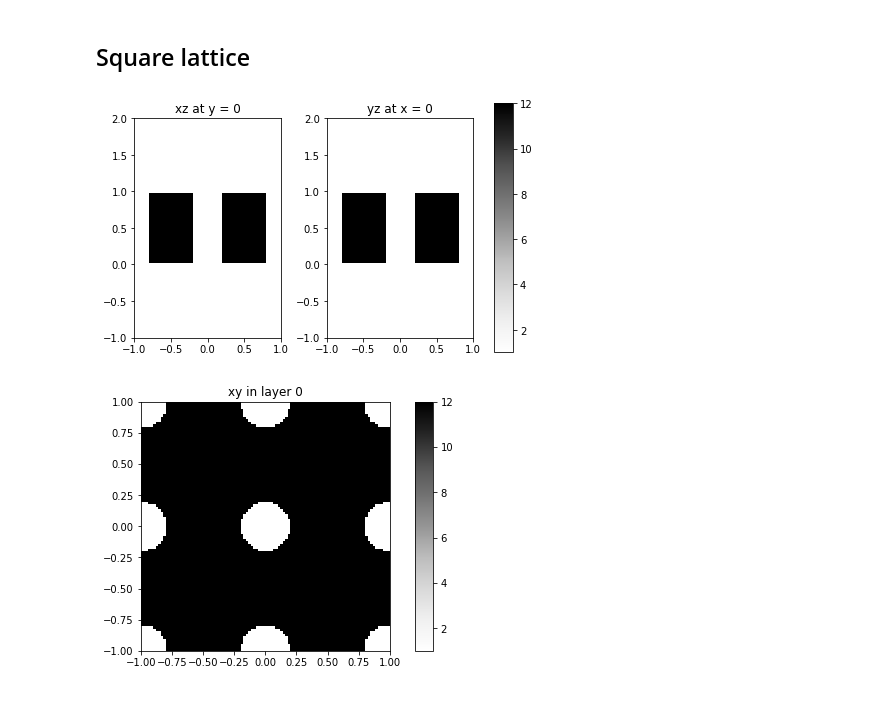
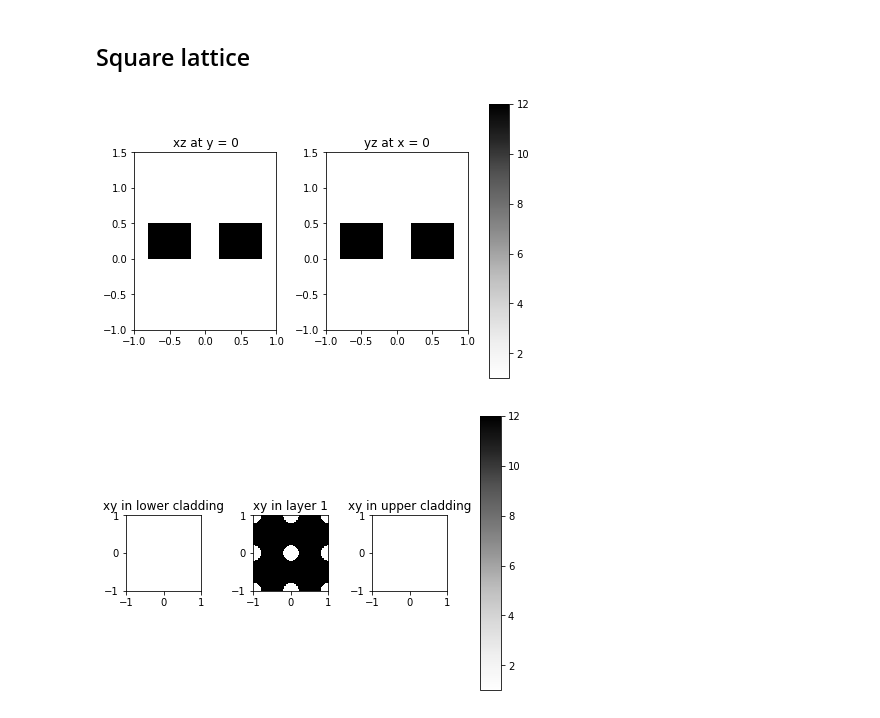
Before and after one commit to fancompute/legume, a Jupyter notebook: Notebooks/test_gme.ipynb, the cells around one changed output. Drawn from its saved outputs; the diff is of its cells as text; code cells hidden in the pictures.

```diff
--- a/Notebooks/test_gme.ipynb
+++ b/Notebooks/test_gme.ipynb
@@ -13,16 +28,16 @@ from core.gme import GuidedModeExp
 ## Square lattice
 # %%
 # Initialize a lattice
-lattice = core.Lattice('square')
+lattice = Lattice('square')
 # Initialize a PhC (by default with eps = 1 in upper and lower cladding, we set upper one to 5)
-phc = core.PhotCryst(lattice)
+phc = PhotCryst(lattice)
 # Add a layer to the PhC with thickness 1 and background permittivity 10
-phc.add_layer(d=1, eps_b=12)
+phc.add_layer(d=0.5, eps_b=12.)
 # Add a shape to this layer
-# phc.add_shape('circle', {'x': 0, 'y': 0.4, 'r': 0.3, 'eps': 1}, layer_ind=0)
-phc.add_shape('circle', {'x': 0, 'y': 0, 'r': 0.2, 'eps': 1}, layer_ind=0)
+phc.add_shape(Circle(r=0.2))
+# phc.claddings[0].add_shape(Circle(r=0.1, eps=5))
 # Plot an overview picture
-phc.plot_overview()
+phc.plot_overview(cladding='True')
 # %% [output]
-[figure, old version]
+[figure, new version]
-[figure, old version]
+[figure, new version]
```
Also changed, not shown: parts of 23 cells of this notebook, 6 other files.
